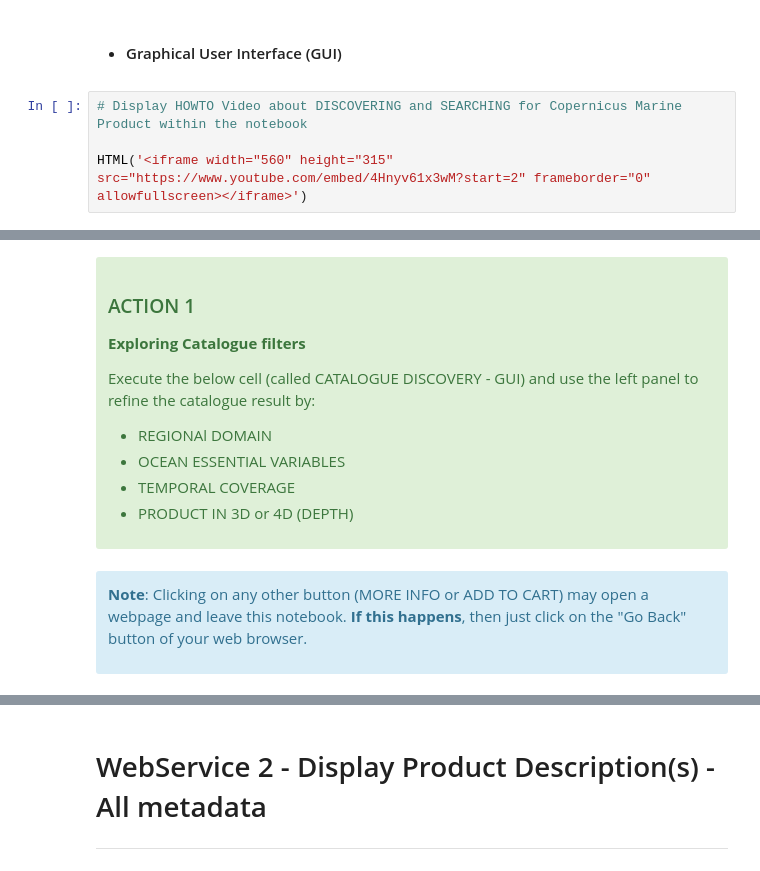
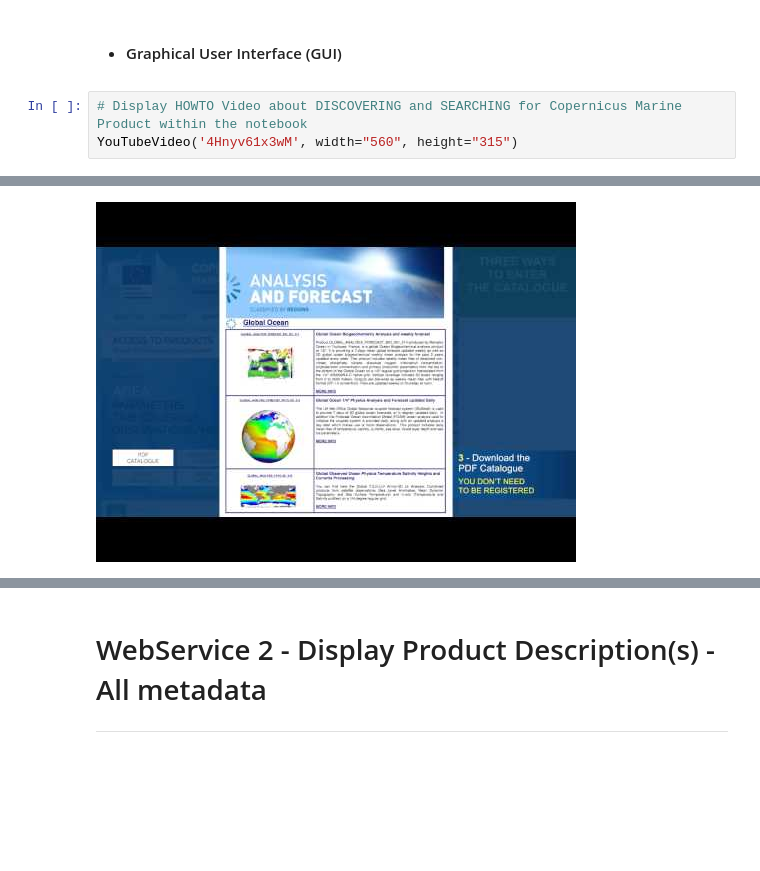
Before and after one commit to copernicusmarinegist/copernicus-venv, a Jupyter notebook: 00-Getting-Started.ipynb, the cells around one changed output, grey strips where cells are left out. Drawn from its saved outputs; the diff is of its cells as text; blank space fills up the shorter version.

```diff
--- a/00-Getting-Started.ipynb
+++ b/00-Getting-Started.ipynb
@@ -147,6 +121,5 @@ except ImportError:
 - #### Graphical User Interface (GUI)
 # %%
 # Display HOWTO Video about DISCOVERING and SEARCHING for Copernicus Marine Product within the notebook
-
-HTML('<iframe width="560" height="315" src="https://www.youtube.com/embed/4Hnyv61x3wM?start=2" frameborder="0" allowfullscreen></iframe>')
+YouTubeVideo('4Hnyv61x3wM', width="560", height="315")
 # %% [output]
@@ -154,17 +126 @@ HTML('<iframe width="560" height="315" src="https://www.youtube.com/embed/4Hnyv6
+[figure, added]
-# %% [markdown]
-<div class="alert alert-block alert-success">
-
-### ACTION 1
-
-**Exploring Catalogue filters**
-
-Execute the below cell (called CATALOGUE DISCOVERY - GUI) and use the left panel to refine the catalogue result by:
-- REGIONAl DOMAIN
-- OCEAN ESSENTIAL VARIABLES
-- TEMPORAL COVERAGE
-- PRODUCT IN 3D or 4D (DEPTH)
-# %% [markdown]
-<div class="alert alert-block alert-info">
-
-**Note**: Clicking on any other button (MORE INFO or ADD TO CART) may open a webpage and leave this notebook.
-**If this happens**, then just click on the "Go Back" button of your web browser.
```
Also changed, not shown: parts of 158 cells of this notebook.
